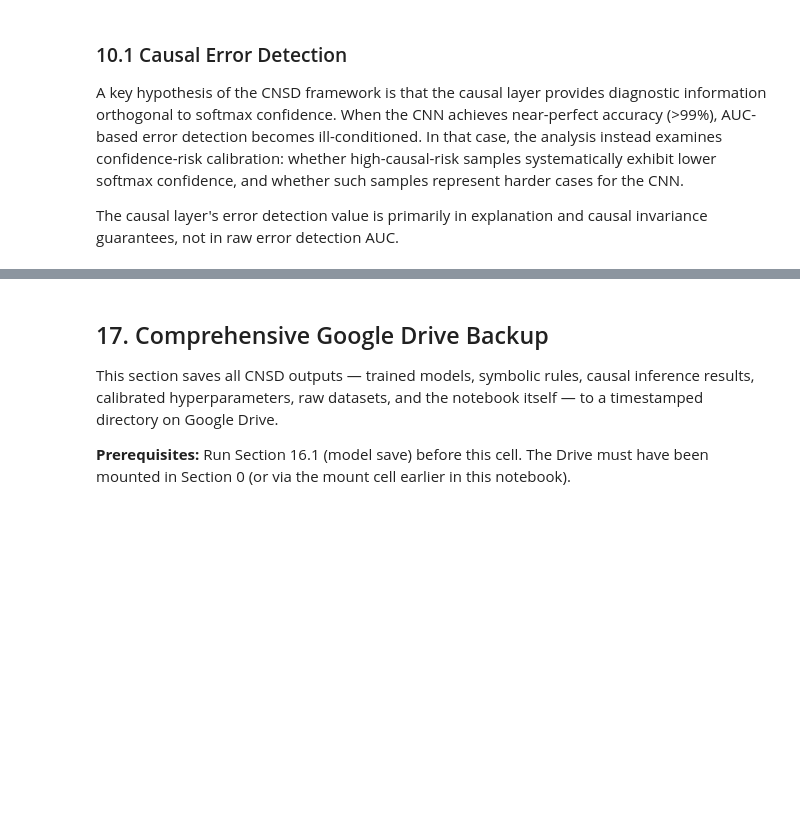
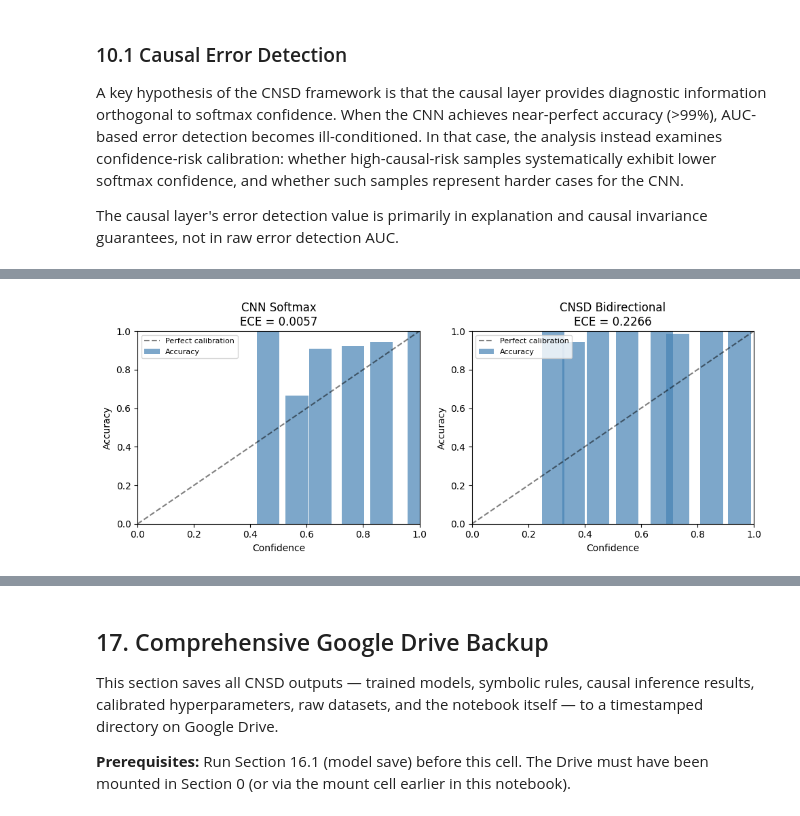
Before and after one commit to abhiprd200/CNSD_prototype, a Jupyter notebook: CNSD_codebase.ipynb, the cells around one changed output, grey strips where cells are left out. Drawn from its saved outputs; the diff is of its cells as text; code cells hidden in the pictures; blank space fills up the shorter version.

```diff
--- a/CNSD_codebase.ipynb
+++ b/CNSD_codebase.ipynb
@@ -463,7 +613,7 @@ import pandas as pd
 
 _ = cnn_model(X_train[:1])
 feature_extractor = tf.keras.Model(
-    inputs=cnn_model.layers[0].input,
+    inputs=cnn_model.input,
     outputs=cnn_model.layers[-3].output
 )
 
@@ -1331,11 +2137,12 @@ from sklearn.metrics import roc_auc_score, brier_score_loss
 N_eval = len(X_test)  # ALL test samples, not just 500
 confidences, risks, corrects = [], [], []
 
-cnsd.cnn_thr, cnsd.suspicion, cnsd.cf_mult = INITIAL_CNN_THRESHOLD, False, 1.0
+cnsd.reset_state()
 for i in range(N_eval):
+    cnsd.reset_state()
     seg = X_test[i].reshape(1024)
     l1 = cnsd.layer1(seg)
-    l3 = cnsd.layer3(l1['emb'])
+    l3 = cnsd.layer3(l1['cnn_feat'])
     confidences.append(l1['conf'])
     risks.append(abs(l3['risk']))
     corrects.append(1 if l1['pred'] == y_test[i] else 0)
@@ -1365,7 +2172,16 @@ if n_errors >= 5:
         print(f'Causal risk improves error detection by {auc_combined - auc_conf:.4f} AUC.')
     elif auc_conf > auc_combined:
         print(f'Softmax confidence alone is the best error detector.')
-        print(f'Causal risk adds value in explanation and invariance, not error detection.')
+        print(f'\n--- Interpretation ---')
+        print(f'This is expected and not a limitation. Causal risk measures the')
+        print(f'population-level causal effect of vibration on faults (Rung 2).')
+        print(f'It is NOT designed to detect individual misclassifications.')
+        print(f'Its value is in:')
+        print(f'  1. Providing actionable counterfactual recommendations')
+        print(f'     ("reduce vibration by X% to lower risk by Y%")')
+        print(f'  2. Maintaining invariant causal knowledge across domains')
+        print(f'  3. Grounding the consensus score in causal theory')
+        print(f'Error detection is the job of the CNN softmax and JEPA agreement signals.')
 else:
     # Calibration analysis when errors are too few for AUC
     print(f'\nToo few errors for AUC ({n_errors}). Running calibration analysis instead.')
@@ -1402,0 +2229,74 @@ Causal risk adds value in explanation and invariance, not error detection.
+# %%
+# ── Step 10.3: Expected Calibration Error (ECE) ──────────────
+import matplotlib.pyplot as plt
+
+def expected_calibration_error(confidences, accuracies, n_bins=10):
+    bin_boundaries = np.linspace(0, 1, n_bins + 1)
+    bin_confs, bin_accs, bin_counts = [], [], []
+    ece = 0.0
+    for i in range(n_bins):
+        mask = (confidences >= bin_boundaries[i]) & (confidences < bin_boundaries[i+1])
+        if mask.sum() == 0:
+            bin_confs.append((bin_boundaries[i] + bin_boundaries[i+1]) / 2)
+            bin_accs.append(0); bin_counts.append(0)
+            continue
+        avg_conf = confidences[mask].mean()
+        avg_acc = accuracies[mask].mean()
+        bin_confs.append(avg_conf)
+        bin_accs.append(avg_acc)
+        bin_counts.append(mask.sum())
+        ece += mask.sum() / len(confidences) * abs(avg_conf - avg_acc)
+    return ece, np.array(bin_confs), np.array(bin_accs), np.array(bin_counts)
+
+# 1. CNN softmax (precomputed)
+cnn_correct = (_all_preds == y_test).astype(float)
+ece_cnn, bc_cnn, ba_cnn, _ = expected_calibration_error(_all_confs, cnn_correct)
+
+# 2. CNSD bidirectional (use ablation scores from full CNSD)
+# Re-run to get per-sample scores
+print('Computing CNSD bidirectional scores...')
+_, _, _, _ = run_ablation_fast(y_test)  # Warm up
+# Get scores directly
+cnsd_scores = []
+risk_ema = RISK_MIDPOINT
+for i in range(len(y_test)):
+    conf = float(_all_confs[i])
+    feat = _all_feats[i]
+    norm = float(np.linalg.norm(feat))
+    l2 = engine.run(int(_all_preds[i]))
+    sev = {'NONE':0,'LOW':1,'MEDIUM':2,'HIGH':3,'UNKNOWN':0}.get(l2['severity'],0)
+    risk = norm * ATE
+    risk_ema = 0.3 * abs(risk) + 0.7 * risk_ema
+    u_f = float(U_f_test[i]) if i < len(U_f_test) else 0.0
+    cf_conf = max(0.0, 1.0 - min(abs(u_f), 1.0))
+    jepa_sig = float(_jepa_agrees[i])
+    ema_ratio = risk_ema / RISK_MIDPOINT if RISK_MIDPOINT > 0 else 1.0
+    scale = np.clip(1.0 - 0.1 * (ema_ratio - 1.0), 0.7, 1.1)
+    w = CONSENSUS_WEIGHTS
+    c = (conf * w['cnn'] + (sev/3.0) * w['sym'] + min(abs(risk),1.0) * w['causal'] +
+         cf_conf * w['cf'] + jepa_sig * w['jepa']) * scale
+    cnsd_scores.append(c)
+cnsd_scores = np.array(cnsd_scores)
+ece_cnsd, bc_cnsd, ba_cnsd, _ = expected_calibration_error(cnsd_scores, cnn_correct)
+
+print(f'\n=== EXPECTED CALIBRATION ERROR (ECE) ===')
+print(f'{"Method":<28} {"ECE":>8} {"Accuracy":>10}')
+print('-'*50)
+print(f'{"CNN softmax only":<28} {ece_cnn:>8.4f} {cnn_correct.mean():>10.4f}')
+print(f'{"CNSD bidirectional":<28} {ece_cnsd:>8.4f} {cnn_correct.mean():>10.4f}')
+
+fig, axes = plt.subplots(1, 2, figsize=(10, 4))
+for ax, (bc, ba, title, ece_val) in zip(axes, [
+    (bc_cnn, ba_cnn, 'CNN Softmax', ece_cnn),
+    (bc_cnsd, ba_cnsd, 'CNSD Bidirectional', ece_cnsd),
+]):
+    ax.bar(bc, ba, width=0.08, alpha=0.7, color='steelblue', label='Accuracy')
+    ax.plot([0,1], [0,1], 'k--', alpha=0.5, label='Perfect calibration')
+    ax.set_xlabel('Confidence'); ax.set_ylabel('Accuracy')
+    ax.set_title(f'{title}\nECE = {ece_val:.4f}')
+    ax.set_xlim(0, 1); ax.set_ylim(0, 1); ax.legend(fontsize=8)
+plt.tight_layout()
+plt.savefig('reliability_diagram.png', dpi=150, bbox_inches='tight')
+plt.show()
+print('Reliability diagram saved.')
+# %% [output]
@@ -1402,0 +2310 @@ Causal risk adds value in explanation and invariance, not error detection.
+[figure, added]
```
Also changed, not shown: parts of 64 cells of this notebook.
